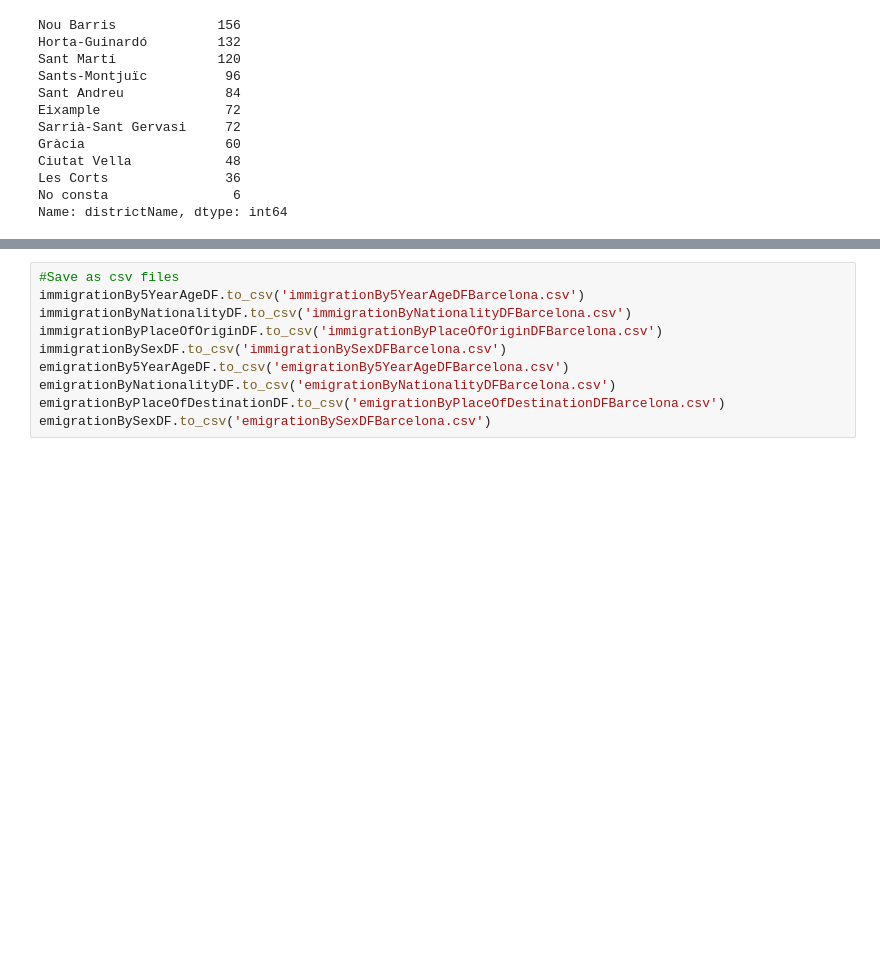
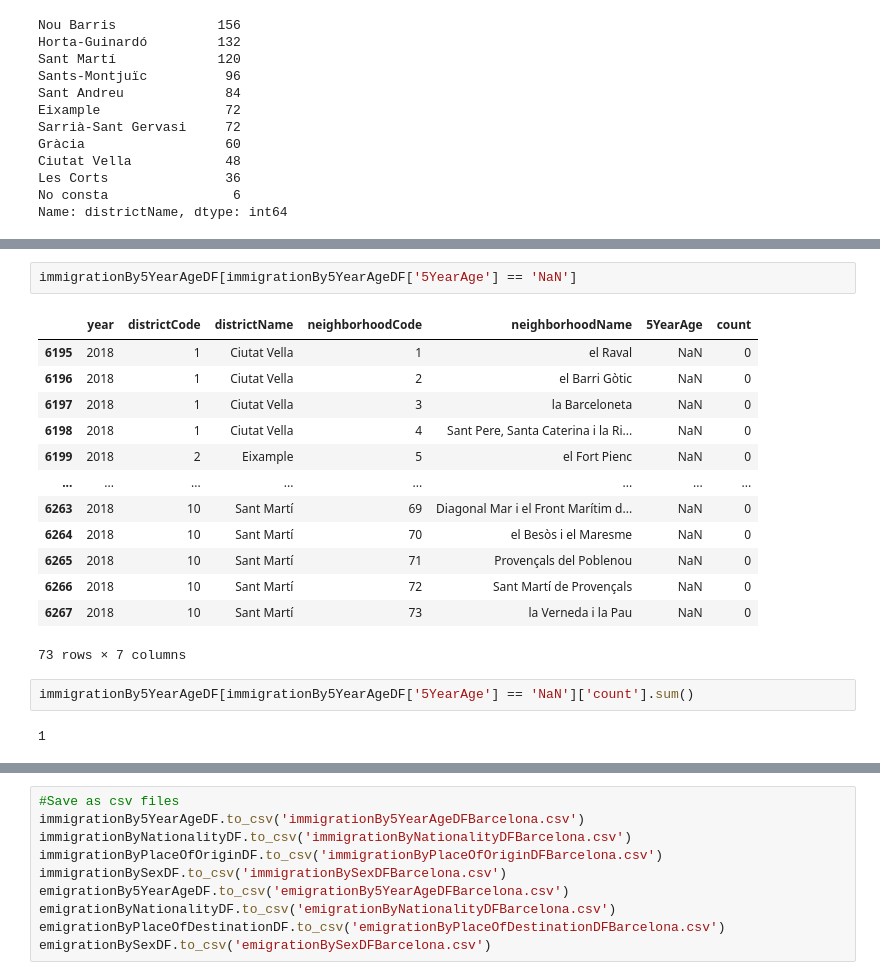
Before and after one commit to Leyla-A/data, a Jupyter notebook: Barcelona_immigration_emigration_datasets.ipynb, the cells around one changed output, grey strips where cells are left out. Drawn from its saved outputs; the diff is of its cells as text; blank space fills up the shorter version.

```diff
--- a/Barcelona_immigration_emigration_datasets.ipynb
+++ b/Barcelona_immigration_emigration_datasets.ipynb
@@ -731,0 +661,20 @@ Name: count, dtype: float64
+# %%
+immigrationBy5YearAgeDF[immigrationBy5YearAgeDF['5YearAge'] == 'NaN']
+# %% [output]
+|  | year | districtCode | districtName | neighborhoodCode | neighborhoodName | 5YearAge | count |
+| 6195 | 2018 | 1 | Ciutat Vella | 1 | el Raval | NaN | 0 |
+| 6196 | 2018 | 1 | Ciutat Vella | 2 | el Barri Gòtic | NaN | 0 |
+| 6197 | 2018 | 1 | Ciutat Vella | 3 | la Barceloneta | NaN | 0 |
+| 6198 | 2018 | 1 | Ciutat Vella | 4 | Sant Pere, Santa Caterina i la Ri... | NaN | 0 |
+| 6199 | 2018 | 2 | Eixample | 5 | el Fort Pienc | NaN | 0 |
+| ... | ... | ... | ... | ... | ... | ... | ... |
+| 6263 | 2018 | 10 | Sant Martí | 69 | Diagonal Mar i el Front Marítim d... | NaN | 0 |
+| 6264 | 2018 | 10 | Sant Martí | 70 | el Besòs i el Maresme | NaN | 0 |
+| 6265 | 2018 | 10 | Sant Martí | 71 | Provençals del Poblenou | NaN | 0 |
+| 6266 | 2018 | 10 | Sant Martí | 72 | Sant Martí de Provençals | NaN | 0 |
+| 6267 | 2018 | 10 | Sant Martí | 73 | la Verneda i la Pau | NaN | 0 |
+73 rows × 7 columns
+# %%
+immigrationBy5YearAgeDF[immigrationBy5YearAgeDF['5YearAge'] == 'NaN']['count'].sum()
+# %% [output]
+1
```
Also changed, not shown: parts of 38 cells of this notebook, 8 other files.
